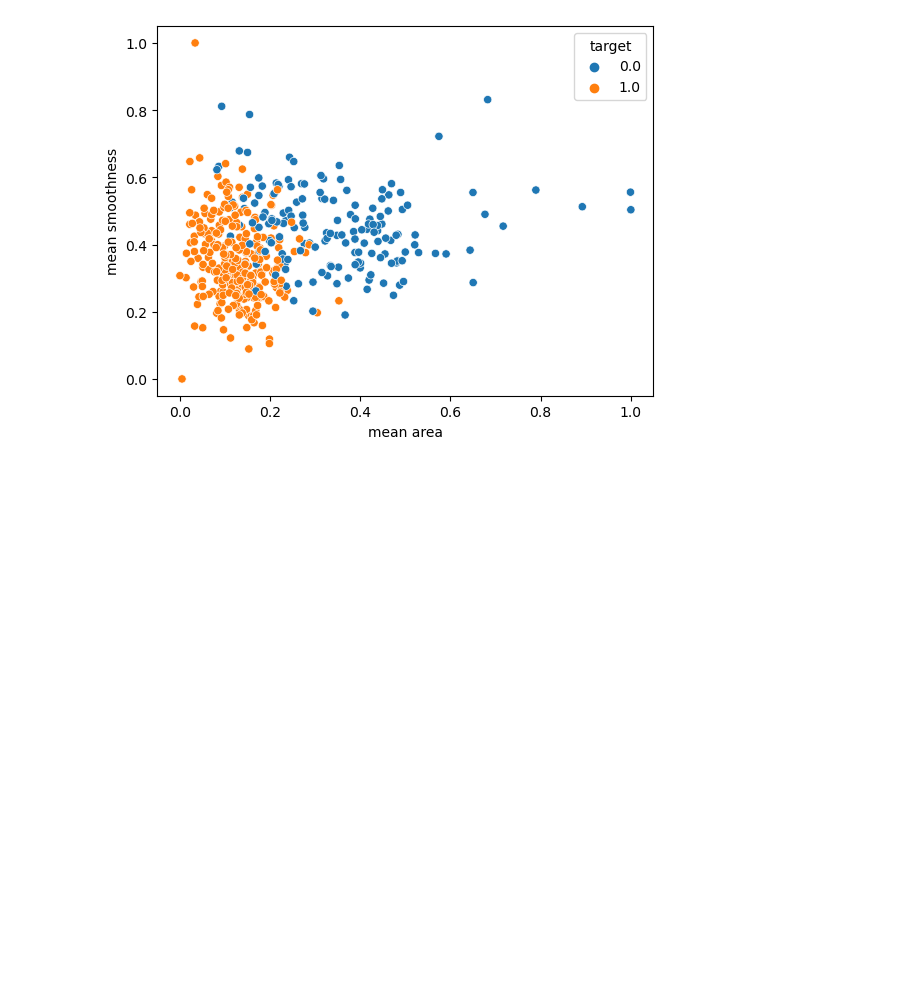
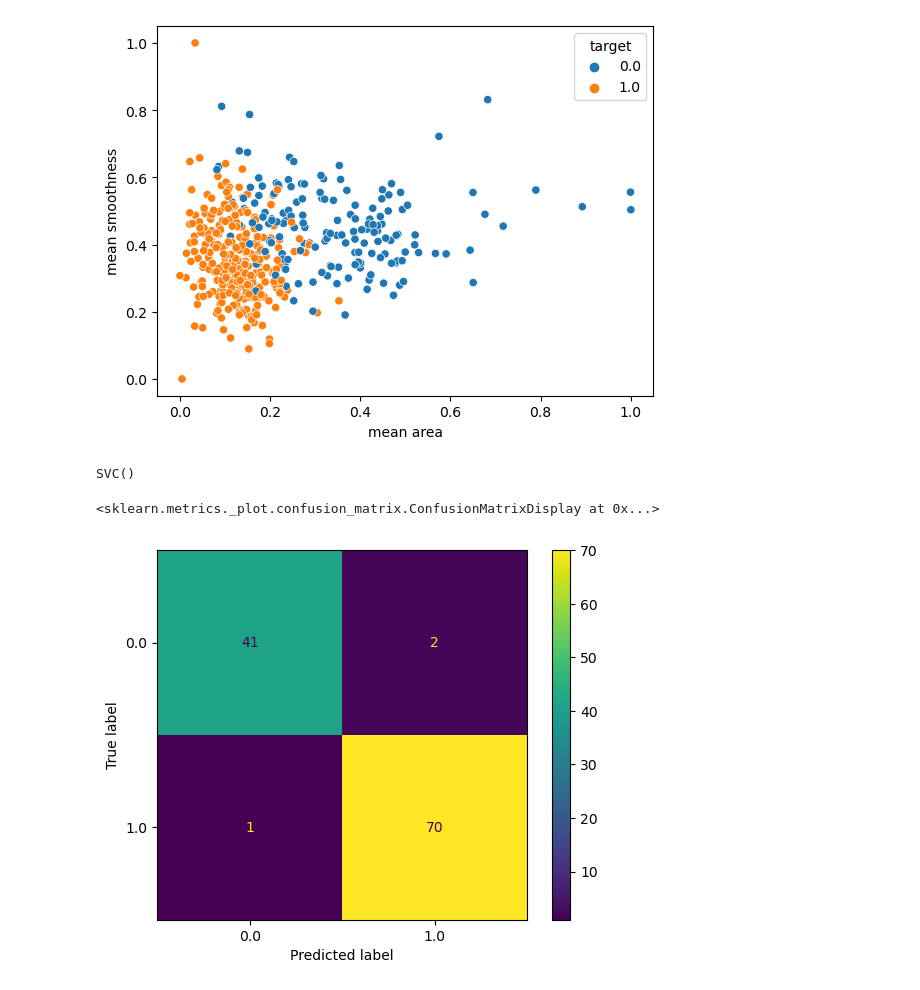
Before and after one commit to cyblogerz/Breast-cancer-classification, a Jupyter notebook: src/notebook.ipynb, the cells around one changed output. Cells and saved outputs as stored; diff of their text form; code cells hidden in the pictures; blank space fills up the shorter version.

```diff
--- a/src/notebook.ipynb
+++ b/src/notebook.ipynb
@@ -237,3 +237,19 @@ sns.scatterplot(x = X_train_scaled['mean area'],y= X_train_scaled["mean smoothne
 # %% [output]
 <Axes: xlabel='mean area', ylabel='mean smoothness'>
 [figure]
+# %%
+# testing data
+min_test =X_test.min()
+range_test = (X_test - min_test).max()
+X_test_scaled = (X_test - min_test)/ range_test
+# %%
+svc_model.fit(X_train_scaled,y_train)
+# %% [output]
+SVC()
+# %%
+y_predict = svc_model.predict(X_test_scaled)
+# %%
+ConfusionMatrixDisplay.from_predictions(y_test,y_predict)
+# %% [output]
+<sklearn.metrics._plot.confusion_matrix.ConfusionMatrixDisplay at 0x...>
+[figure, added]
```
Also changed, not shown: parts of 11 cells of this notebook.
